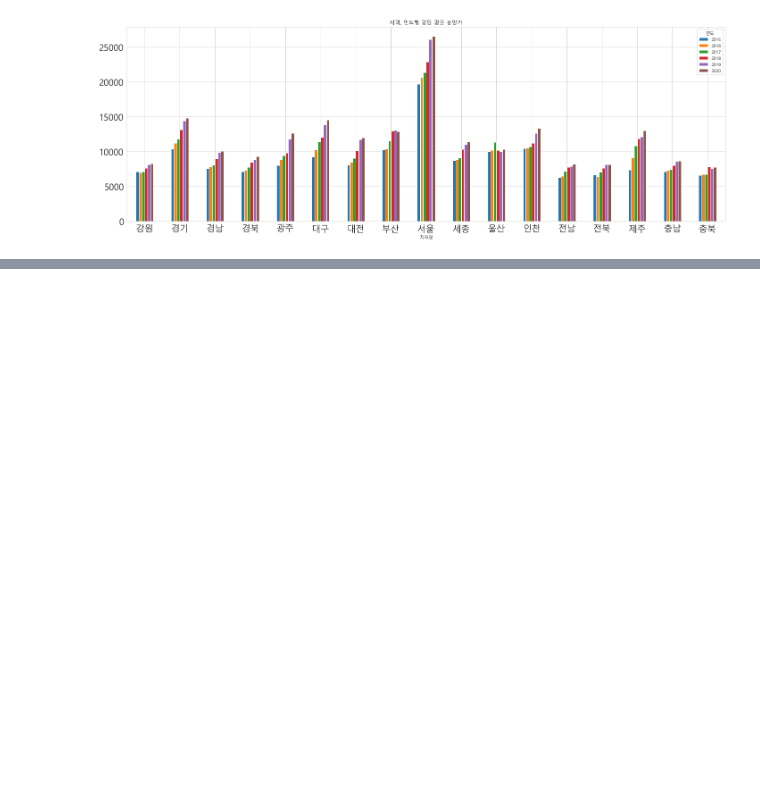
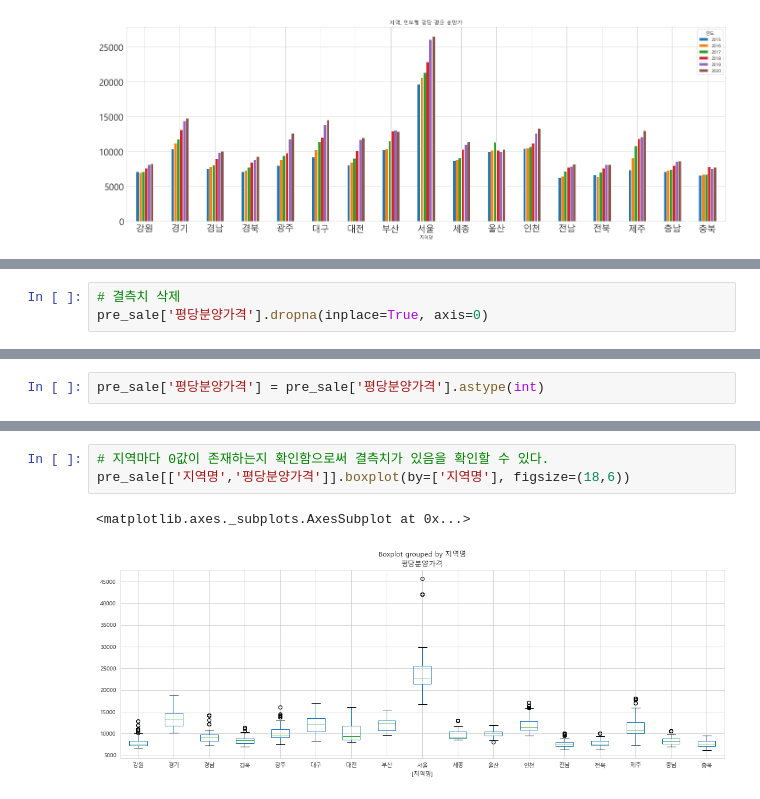
Before and after one commit to kamzzang/OpenDataAnalysis, a Jupyter notebook: Apt_presale_price_analysis.ipynb, the cells around one changed output, grey strips where cells are left out. Saved outputs shown, nothing was run; the diff lists cells and outputs as text; blank space fills up the shorter version.

```diff
--- a/Apt_presale_price_analysis.ipynb
+++ b/Apt_presale_price_analysis.ipynb
@@ -314,0 +381,3 @@ df_year_region.plot.bar(figsize=(24,8),
+# %%
+# 결측치 삭제
+pre_sale['평당분양가격'].dropna(inplace=True, axis=0)
@@ -314,0 +402,2 @@ df_year_region.plot.bar(figsize=(24,8),
+# %%
+pre_sale['평당분양가격'] = pre_sale['평당분양가격'].astype(int)
@@ -314,0 +421,6 @@ df_year_region.plot.bar(figsize=(24,8),
+# %%
+# 지역마다 0값이 존재하는지 확인함으로써 결측치가 있음을 확인할 수 있다.
+pre_sale[['지역명','평당분양가격']].boxplot(by=['지역명'], figsize=(18,6))
+# %% [output]
+<matplotlib.axes._subplots.AxesSubplot at 0x...>
+[figure, added]
```
Also changed, not shown: parts of 30 cells of this notebook.
